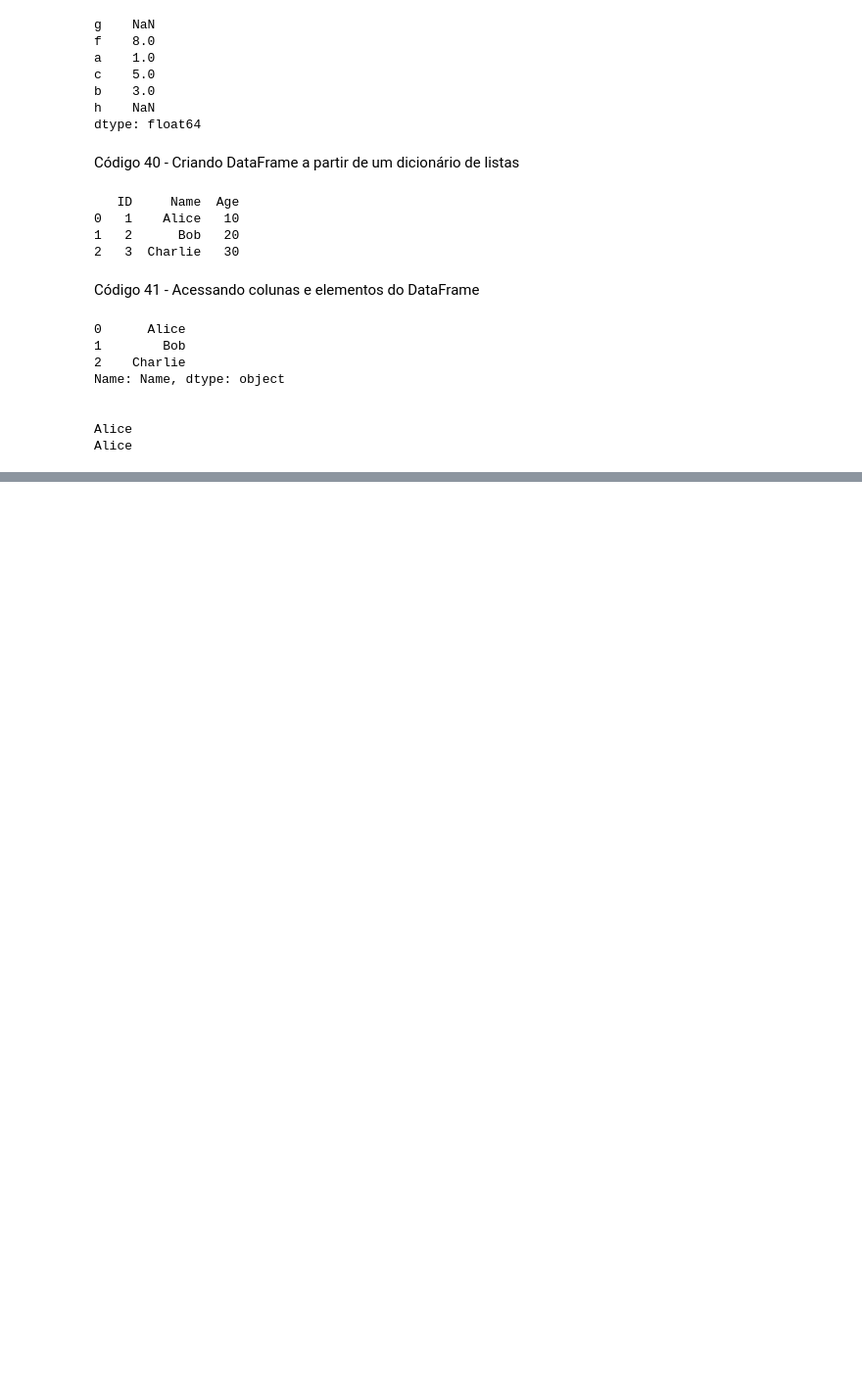
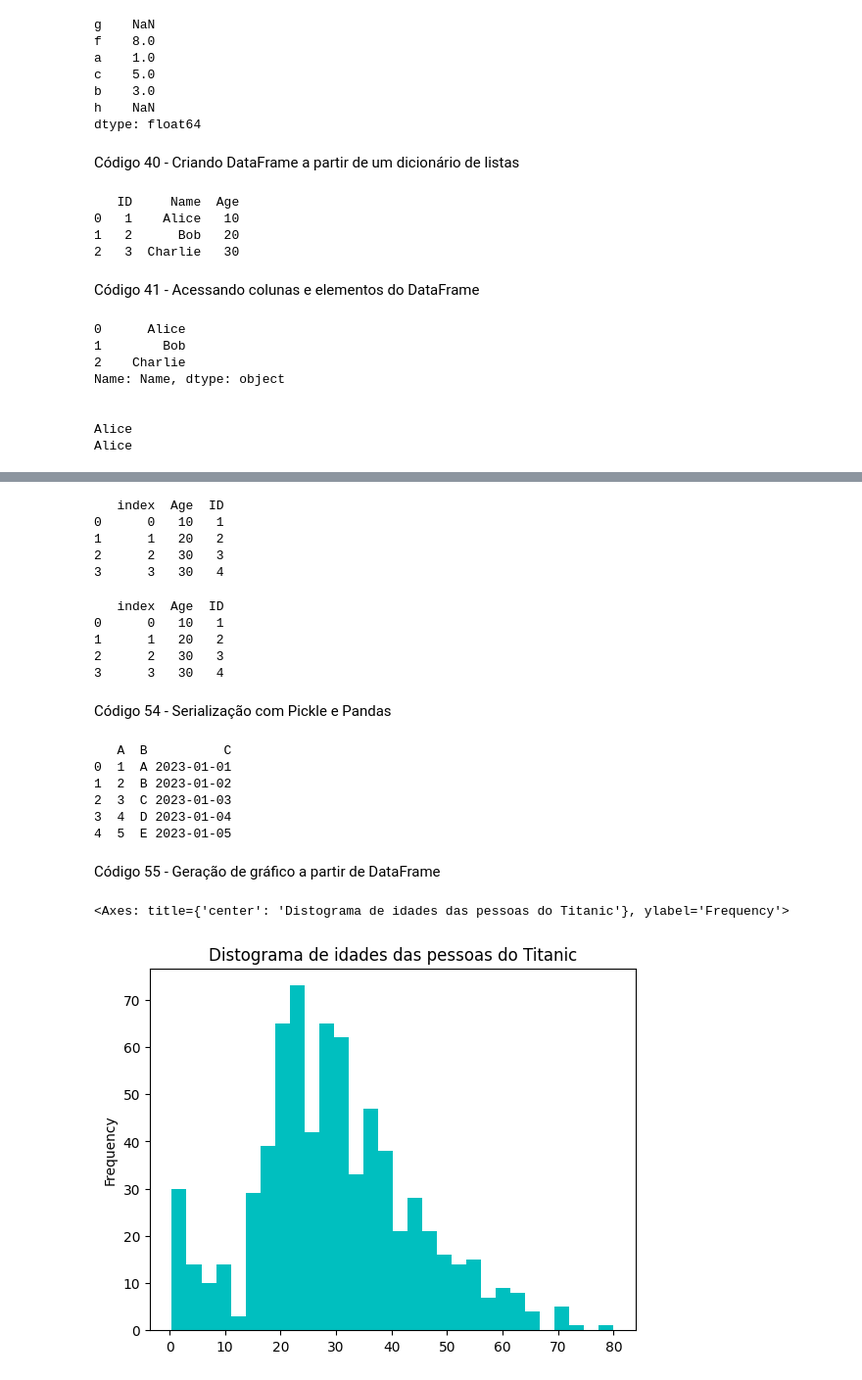
Before and after one commit to mariotlemes/pos-NLP, a Jupyter notebook: src/preliminar/python_para_processamento_de_dados.ipynb, the cells around one changed output, grey strips where cells are left out. Shown at 98% size. Cells and saved outputs as stored; diff of their text form; code cells hidden in the pictures; blank space fills up the shorter version.

```diff
--- a/src/preliminar/python_para_processamento_de_dados.ipynb
+++ b/src/preliminar/python_para_processamento_de_dados.ipynb
@@ -633,0 +731,67 @@ Alice
+# %%
+df.reset_index(inplace=True)
+print(df)
+# %% [output]
+   index  Age  ID
+0      0   10   1
+1      1   20   2
+2      2   30   3
+3      3   30   4
+# %%
+df1['Departament'] = ['RH', 'TI', 'Marketing', 'TI']
+print(df)
+# %% [output]
+   index  Age  ID
+0      0   10   1
+1      1   20   2
+2      2   30   3
+3      3   30   4
+# %% [markdown]
+Código 54 - Serialização com Pickle e Pandas
+# %%
+import pandas as pd
+
+df = pd.DataFrame({
+                'A' : range(1, 6),
+                'B' : ['A', 'B', 'C', 'D', 'E'],
+                'C' : pd.date_range('20230101', periods=5)
+})
+
+# print(df)
+
+# Serializando com Pickle - a extensão é pkl
+
+df.to_pickle('dataframe.pkl')
+
+# Desserializando o Dataframe
+
+loaded_df = pd.read_pickle('dataframe.pkl')
+
+print(loaded_df)
+# %% [output]
+   A  B          C
+0  1  A 2023-01-01
+1  2  B 2023-01-02
+2  3  C 2023-01-03
+3  4  D 2023-01-04
+4  5  E 2023-01-05
+# %% [markdown]
+Código 55 - Geração de gráfico a partir de DataFrame
+# %%
+import pandas as pd
+import matplotlib.pyplot as plt
+import seaborn as sns
+
+# Carregando os dados do Titanic
+
+#  é necessário colocar o raw do Github,e não o csv em si.
+url = 'https://raw.githubusercontent.com/mwaskom/seaborn-data/refs/heads/master/titanic.csv'
+
+titanic = pd.read_csv(url)
+
+# Histograma da distribuição por idade
+
+titanic['age'].dropna().plot(kind='hist', bins=30, color='c', title='Distograma de idades das pessoas do Titanic')
+# %% [output]
+<Axes: title={'center': 'Distograma de idades das pessoas do Titanic'}, ylabel='Frequency'>
+[figure, added]
```
Also changed, not shown: parts of 14 cells of this notebook, 1 other file.
